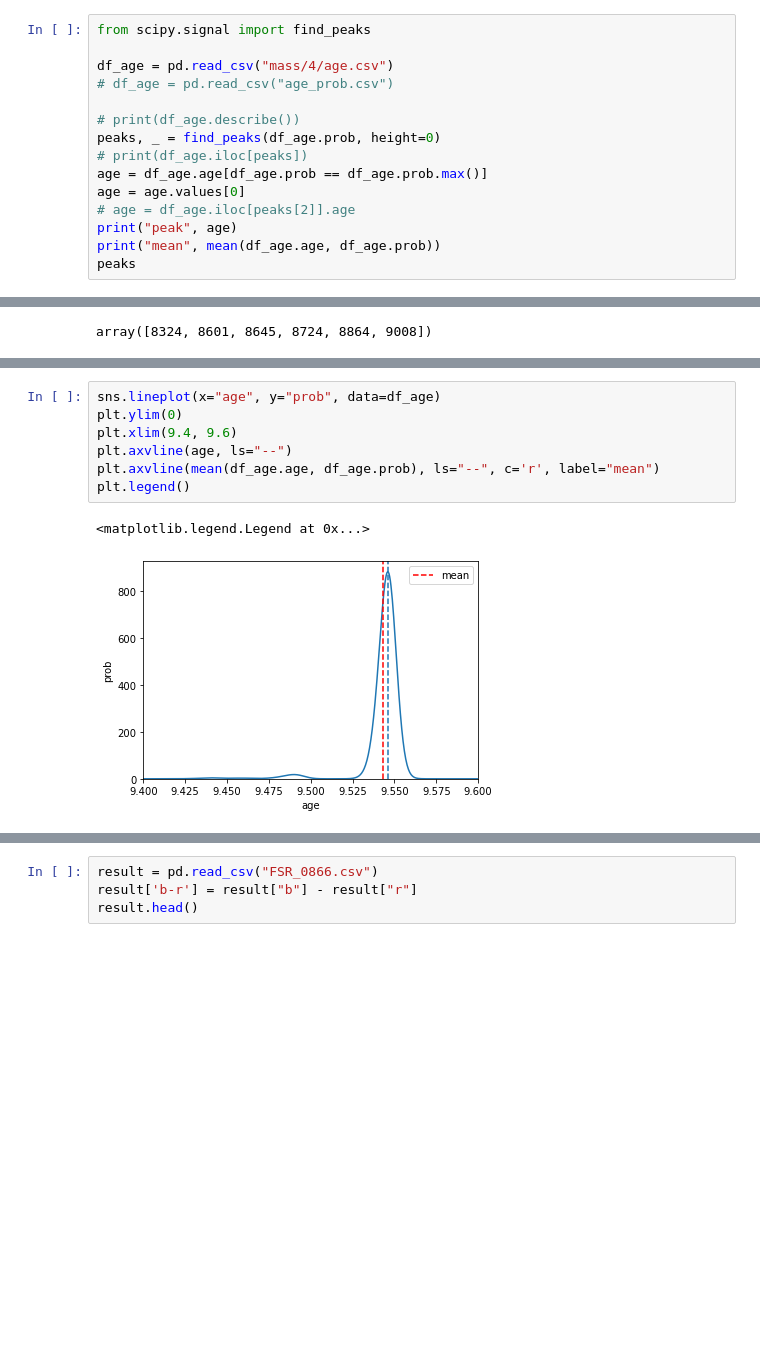
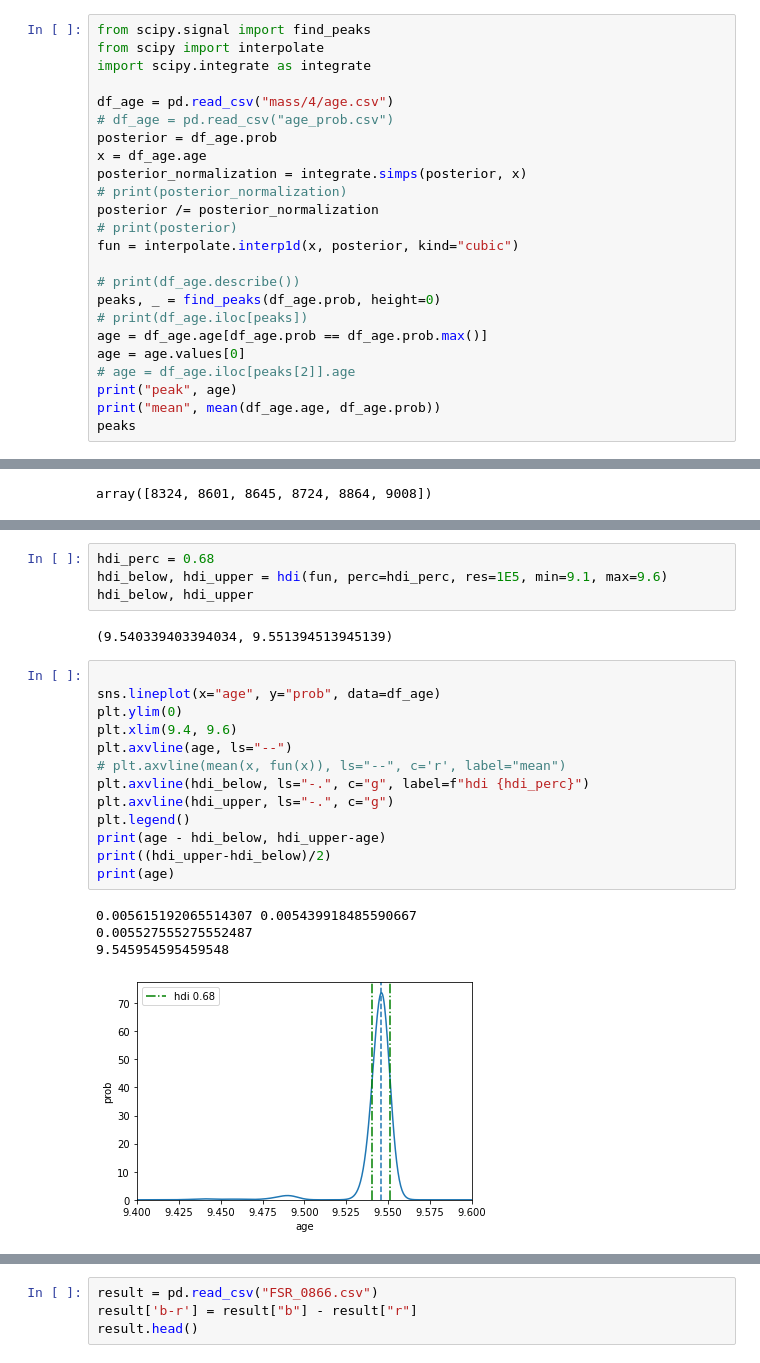
Before and after one commit to Alisyaifudin/isochrone, a Jupyter notebook: density.ipynb, the cells around one changed output, grey strips where cells are left out. Drawn from its saved outputs; the diff is of its cells as text; blank space fills up the shorter version.

```diff
--- a/density.ipynb
+++ b/density.ipynb
@@ -280,8 +308,17 @@ def mean(x, prob):
 # %%
 from scipy.signal import find_peaks
+from scipy import interpolate
+import scipy.integrate as integrate
 
 df_age = pd.read_csv("mass/4/age.csv")
 # df_age = pd.read_csv("age_prob.csv")
+posterior = df_age.prob
+x = df_age.age
+posterior_normalization = integrate.simps(posterior, x)
+# print(posterior_normalization)
+posterior /= posterior_normalization
+# print(posterior)
+fun = interpolate.interp1d(x, posterior, kind="cubic")
 
 # print(df_age.describe())
 peaks, _ = find_peaks(df_age.prob, height=0)
@@ -299,11 +340,25 @@ array([8324, 8601, 8645, 8724, 8864, 9008])
+# %%
+hdi_perc = 0.68
+hdi_below, hdi_upper = hdi(fun, perc=hdi_perc, res=1E5, min=9.1, max=9.6)
+hdi_below, hdi_upper
+# %% [output]
+(9.540339403394034, 9.551394513945139)
 # %%
+
 sns.lineplot(x="age", y="prob", data=df_age)
 plt.ylim(0)
 plt.xlim(9.4, 9.6)
 plt.axvline(age, ls="--")
-plt.axvline(mean(df_age.age, df_age.prob), ls="--", c='r', label="mean")
+# plt.axvline(mean(x, fun(x)), ls="--", c='r', label="mean")
+plt.axvline(hdi_below, ls="-.", c="g", label=f"hdi {hdi_perc}")
+plt.axvline(hdi_upper, ls="-.", c="g")
 plt.legend()
+print(age - hdi_below, hdi_upper-age)
+print((hdi_upper-hdi_below)/2)
+print(age)
 # %% [output]
-<matplotlib.legend.Legend at 0x...>
+0.005615192065514307 0.005439918485590667
+0.005527555275552487
+9.545954595459548
-[figure, old version]
+[figure, new version]
 # %%
```
Also changed, not shown: parts of 24 cells of this notebook, 8 other files.
